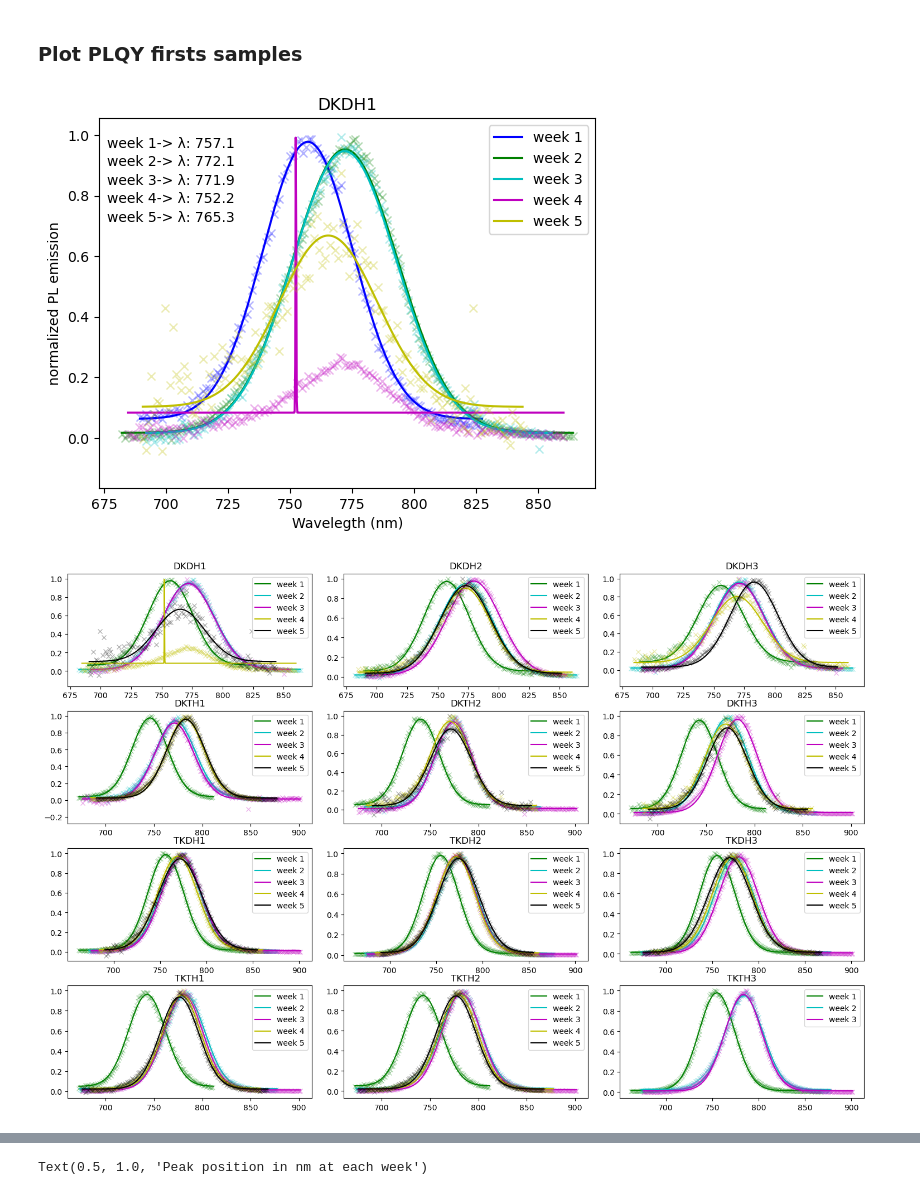
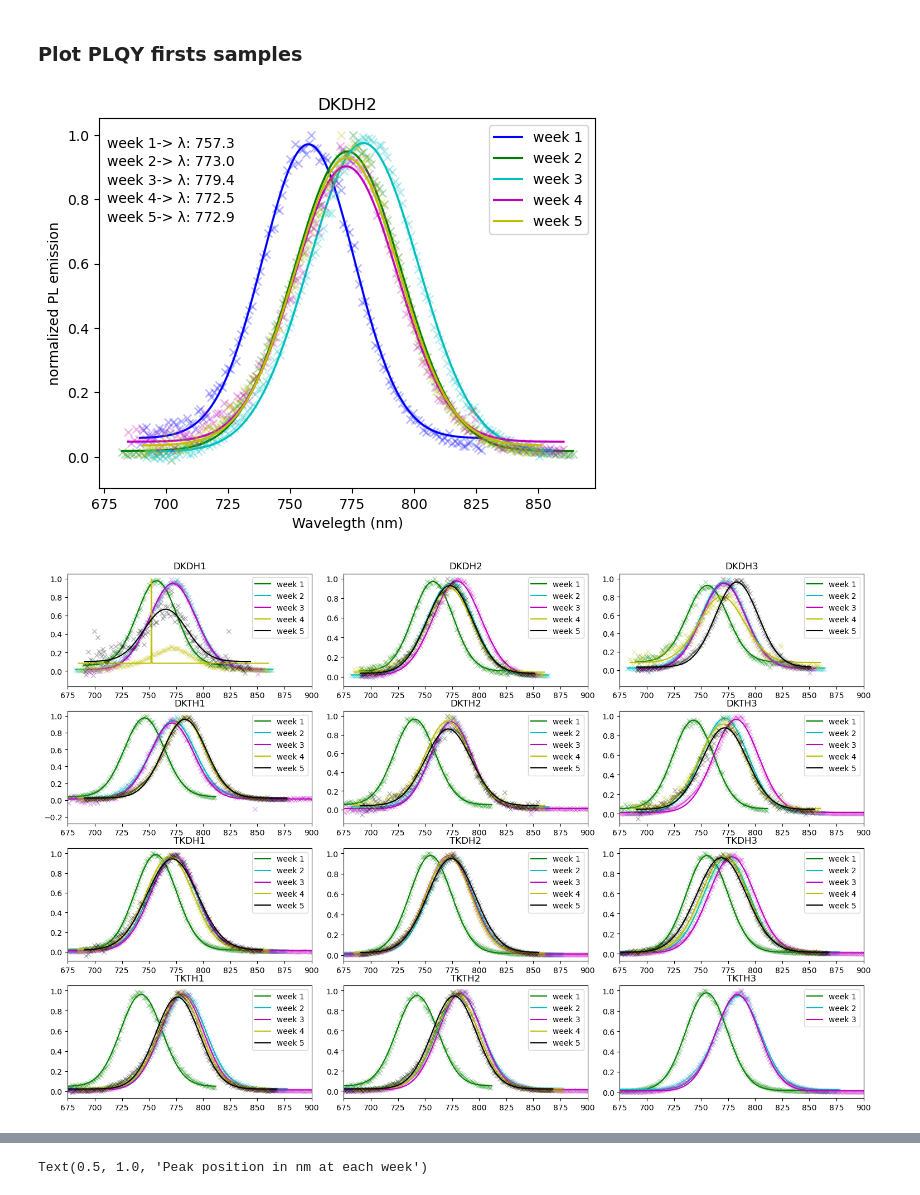
Before and after one commit to LuLuEhret/PV_lab_PdS, a Jupyter notebook: plot_plqy.ipynb, the cells around one changed output, grey strips where cells are left out. Drawn from its saved outputs; the diff is of its cells as text; code cells hidden in the pictures.

```diff
--- a/plot_plqy.ipynb
+++ b/plot_plqy.ipynb
@@ -104,7 +108,7 @@ def normalize_data(data):
 #ask the user the name of the file to display
 #sample = input("Which sample would you like to display? ")
 
-sample = "dkdh1"
+sample = "dkdh2"
 
 #put the name in uppercase
 sample = sample.upper()
@@ -112,34 +116,34 @@ sample = sample.upper()
 index = 0
 
 for folder in glob.glob("PLQY/*"):
     #for each file in the folder do
     for file in glob.glob(folder + "/*evaluated.dat"):
         name1 = simplify_name(file)
         if name1 == sample:
             #read the file
             df = read_data(file)
             #normalize the data
             df[1] = normalize_data(df)[1]
             popt = gaussian_fitting(df)
             #plot the data using a different color for each file
             plt.plot(df[0], df[1], colors_list[index] + "x", markevery=5, alpha=0.3)
             plt.plot(df[0], func(df[0], *popt), colors_list[index] + "-", label='fit: a=%5.3f, b=%5.3f, c=%5.3f, d=%5.3f' % tuple(popt))
             #add a legend with the index number
             index += 1
             plt.text(0.015, (1-0.05*index), 'week {:d}-> λ: {:.1f} '.format(index, popt[1]), transform=plt.gca().transAxes, fontsize=10, verticalalignment='top')
         lgd = []
         for i in range(0, (index)):
             lgd.append("_")
             lgd.append("week " + str(i + 1))
 
         plt.legend(lgd)
         plt.title(sample)
         #add a y label
 
         plt.ylabel("normalized PL emission")
         plt.xlabel("Wavelegth (nm)")
 # %% [output]
-[figure, old version]
+[figure, new version]
 # %%
 #list the files in the folder
 files = glob.glob("PLQY/w1/*_evaluated.dat")
@@ -180,6 +184,8 @@ for i in range(0, len(samples)):
                 lgd.append("week " + str(index))
                 axs[i // 3, i % 3].legend(lgd)
                 axs[i // 3, i % 3].set_title(samples[i])
+                #set the x lim
+                axs[i // 3, i % 3].set_xlim([675, 900])
                 max_peak.append(popt[1])
 
 #complete  the list max_peak so that it is 60 elements long with nan values
@@ -202,6 +208,6 @@ for i in range(0, 12):
 
 
 #replace df_peak_pos with df_peak_pos2
-df_peak_pos = df_peak_pos2
+#df_peak_pos = df_peak_pos2
 # %% [output]
-[figure, old version]
+[figure, new version]
```
Also changed, not shown: parts of 9 cells of this notebook, 56 other files.
